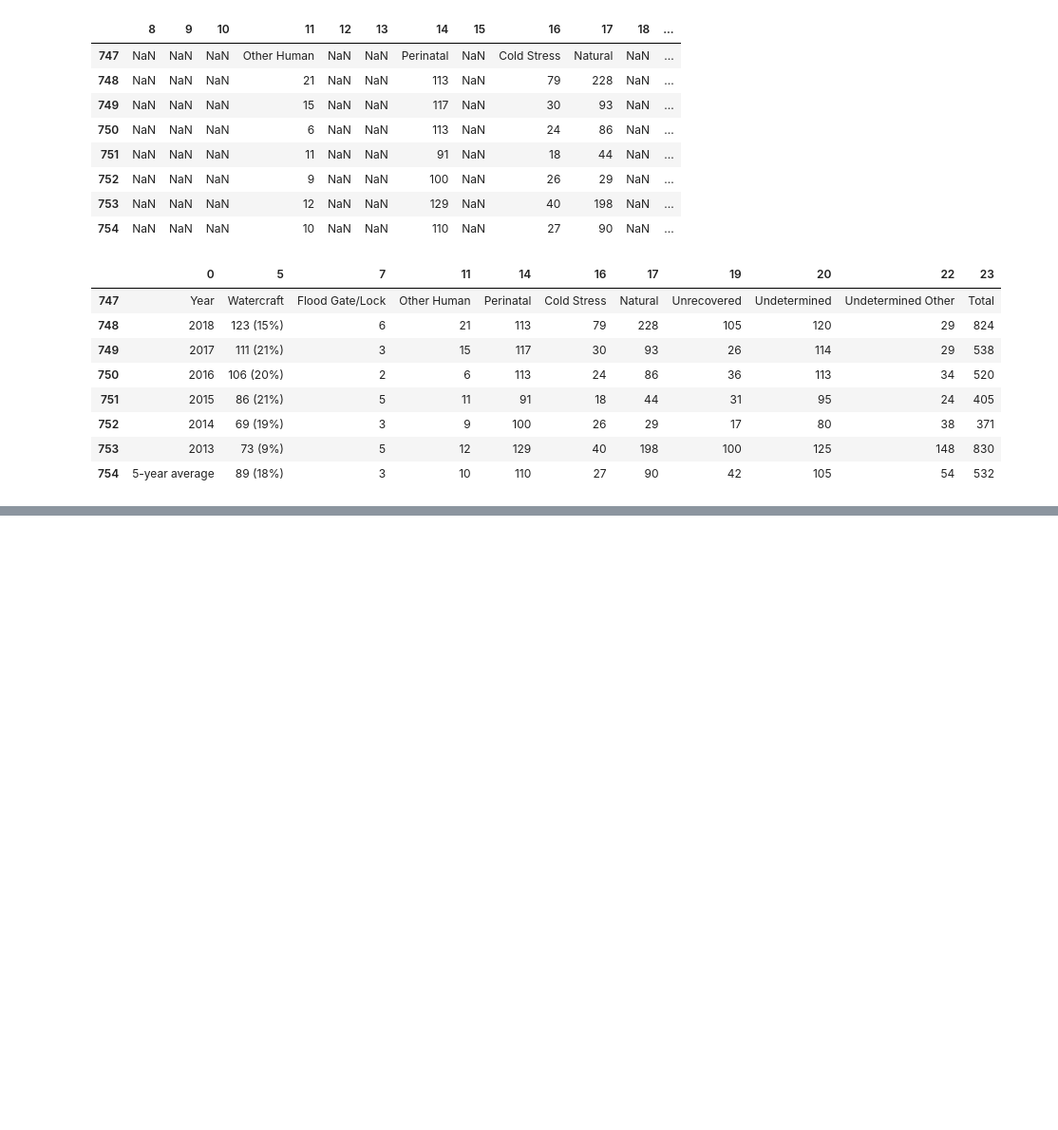
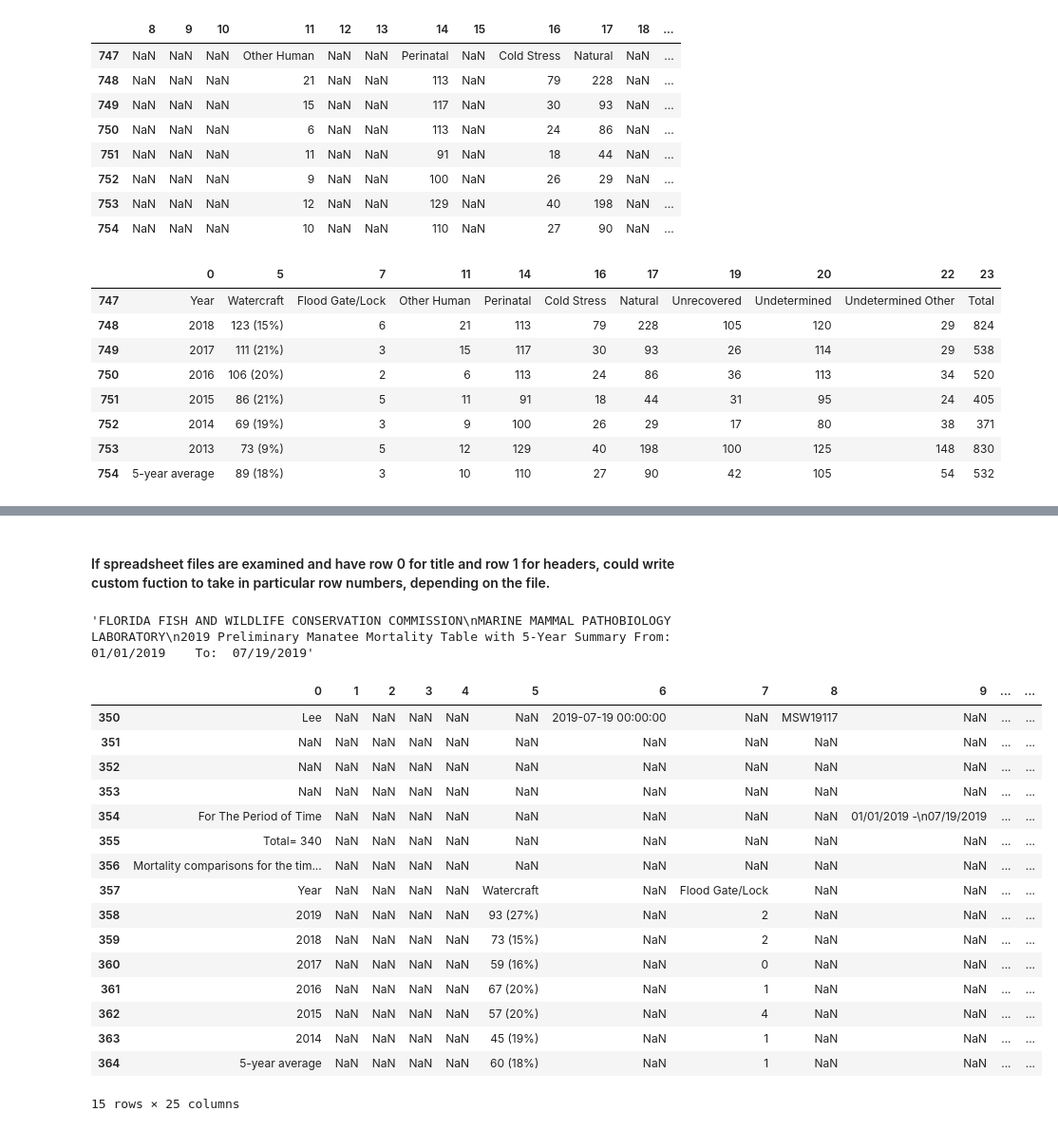
Before and after one commit to MagicMilly/manatee-mortality, a Jupyter notebook: manatees.ipynb, the cells around one changed output, grey strips where cells are left out. Shown: that part at 95% size. Saved outputs shown, nothing was run; the diff lists cells and outputs as text; code cells hidden in the pictures; blank space fills up the shorter version.

```diff
--- a/manatees.ipynb
+++ b/manatees.ipynb
@@ -209,0 +269,3 @@ comparison_df.to_csv('five_year_mortality_comparison.csv', index=False)
+# %%
+mortality_2019 = pd.read_excel('manatees_2019.xlsx', header=None)
+mortality_2019.head()
@@ -209,0 +280,26 @@ comparison_df.to_csv('five_year_mortality_comparison.csv', index=False)
+# %% [markdown]
+#### If spreadsheet files are examined and have row 0 for title and row 1 for headers, could write custom fuction to take in particular row numbers, depending on the file.
+# %%
+mortality_2019.iloc[0,0]
+# %% [output]
+'FLORIDA FISH AND WILDLIFE CONSERVATION COMMISSION\nMARINE MAMMAL PATHOBIOLOGY LABORATORY\n2019 Preliminary Manatee Mortality Table with 5-Year Summary From:  01/01/2019    To:  07/19/2019'
+# %%
+mortality_2019.tail(15)
+# %% [output]
+|  | 0 | 1 | 2 | 3 | 4 | 5 | 6 | 7 | 8 | 9 | ... | ... |
+| 350 | Lee | NaN | NaN | NaN | NaN | NaN | 2019-07-19 00:00:00 | NaN | MSW19117 | NaN | ... | ... |
+| 351 | NaN | NaN | NaN | NaN | NaN | NaN | NaN | NaN | NaN | NaN | ... | ... |
+| 352 | NaN | NaN | NaN | NaN | NaN | NaN | NaN | NaN | NaN | NaN | ... | ... |
+| 353 | NaN | NaN | NaN | NaN | NaN | NaN | NaN | NaN | NaN | NaN | ... | ... |
+| 354 | For The Period of Time | NaN | NaN | NaN | NaN | NaN | NaN | NaN | NaN | 01/01/2019 -\n07/19/2019 | ... | ... |
+| 355 | Total= 340 | NaN | NaN | NaN | NaN | NaN | NaN | NaN | NaN | NaN | ... | ... |
+| 356 | Mortality comparisons for the tim... | NaN | NaN | NaN | NaN | NaN | NaN | NaN | NaN | NaN | ... | ... |
+| 357 | Year | NaN | NaN | NaN | NaN | Watercraft | NaN | Flood Gate/Lock | NaN | NaN | ... | ... |
+| 358 | 2019 | NaN | NaN | NaN | NaN | 93 (27%) | NaN | 2 | NaN | NaN | ... | ... |
+| 359 | 2018 | NaN | NaN | NaN | NaN | 73 (15%) | NaN | 2 | NaN | NaN | ... | ... |
+| 360 | 2017 | NaN | NaN | NaN | NaN | 59 (16%) | NaN | 0 | NaN | NaN | ... | ... |
+| 361 | 2016 | NaN | NaN | NaN | NaN | 67 (20%) | NaN | 1 | NaN | NaN | ... | ... |
+| 362 | 2015 | NaN | NaN | NaN | NaN | 57 (20%) | NaN | 4 | NaN | NaN | ... | ... |
+| 363 | 2014 | NaN | NaN | NaN | NaN | 45 (19%) | NaN | 1 | NaN | NaN | ... | ... |
+| 364 | 5-year average | NaN | NaN | NaN | NaN | 60 (18%) | NaN | 1 | NaN | NaN | ... | ... |
+15 rows × 25 columns
```
Also changed, not shown: parts of 17 cells of this notebook, 4 other files.
